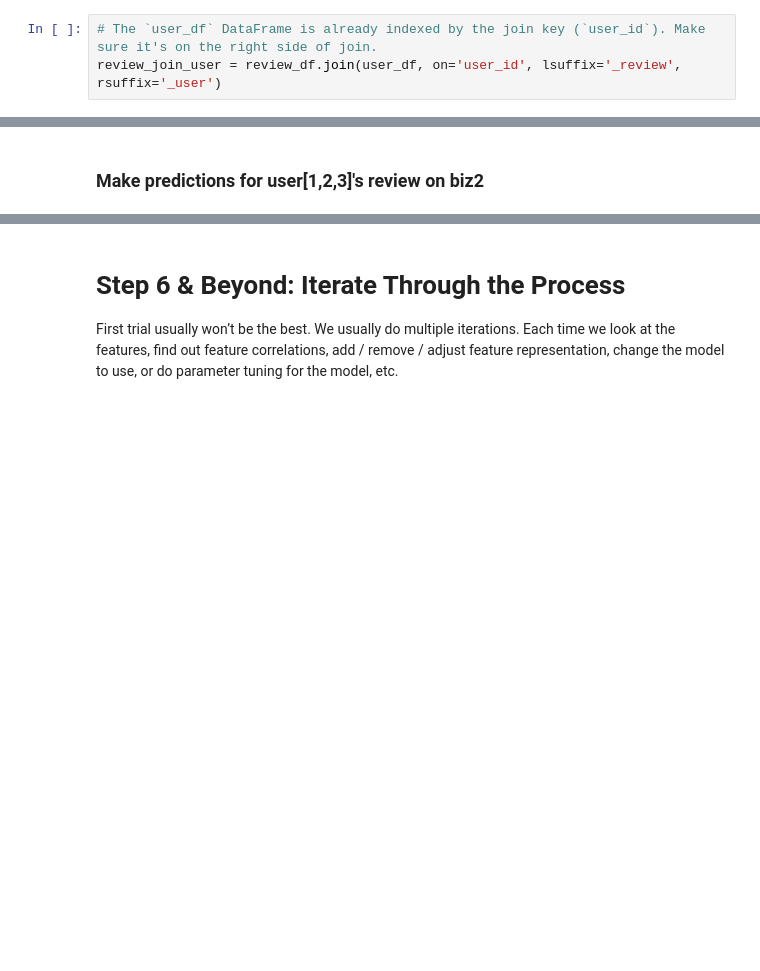
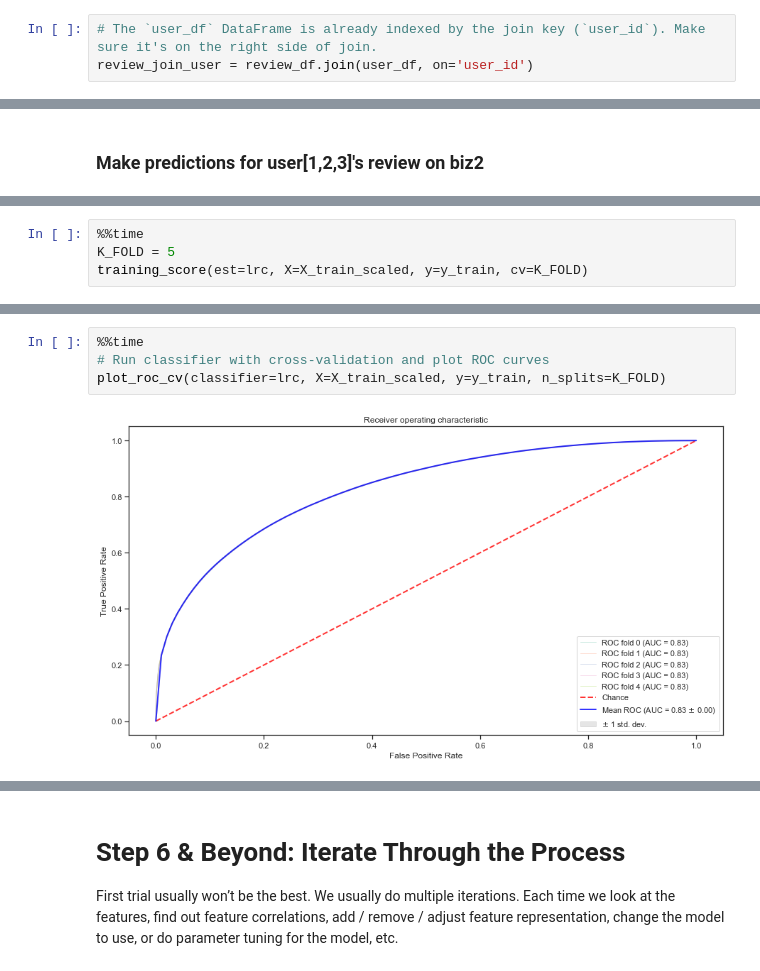
Before and after one commit to xun-tang/ds_workshop, a Jupyter notebook: Predict_Next_Review_Five_Star_round13_awe.ipynb, the cells around one changed output, grey strips where cells are left out. Saved outputs shown, nothing was run; the diff lists cells and outputs as text; blank space fills up the shorter version.

```diff
--- a/Predict_Next_Review_Five_Star_round13_awe.ipynb
+++ b/Predict_Next_Review_Five_Star_round13_awe.ipynb
@@ -220,4 +298,4 @@ After the joins, each row represents one review, including features from the rev
 # %%
 # The `user_df` DataFrame is already indexed by the join key (`user_id`). Make sure it's on the right side of join.
-review_join_user = review_df.join(user_df, on='user_id', lsuffix='_review', rsuffix='_user')
+review_join_user = review_df.join(user_df, on='user_id')
 # %%
@@ -504,0 +614,4 @@ False, with probability [False, True] == [0.95835503 0.04164497]
+# %%
+%%time
+K_FOLD = 5
+training_score(est=lrc, X=X_train_scaled, y=y_train, cv=K_FOLD)
@@ -504,0 +671,6 @@ False, with probability [False, True] == [0.95835503 0.04164497]
+# %%
+%%time
+# Run classifier with cross-validation and plot ROC curves
+plot_roc_cv(classifier=lrc, X=X_train_scaled, y=y_train, n_splits=K_FOLD)
+# %% [output]
+[figure, added]
```
Also changed, not shown: parts of 73 cells of this notebook, 2 other files.
